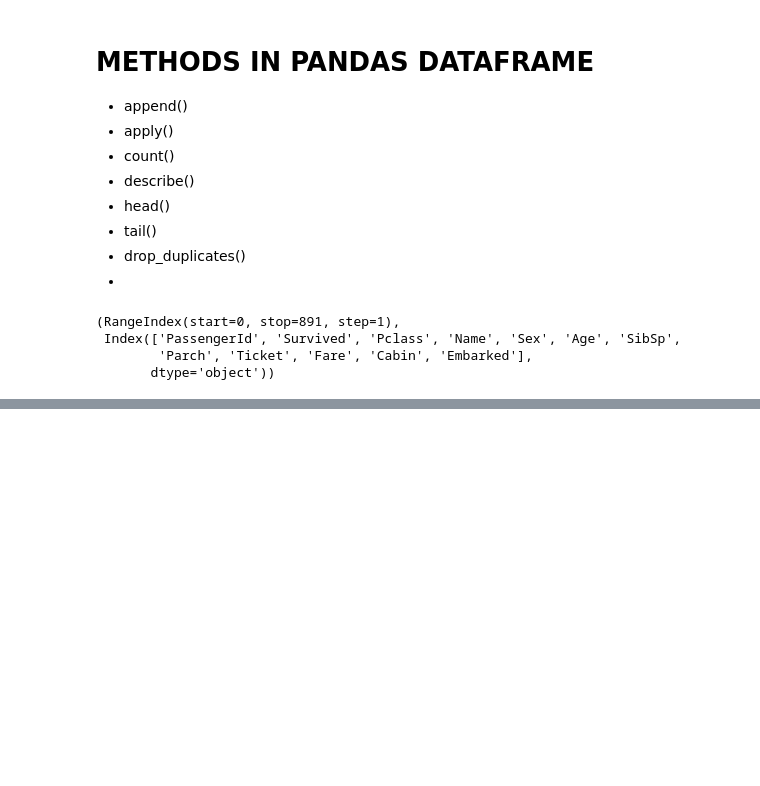
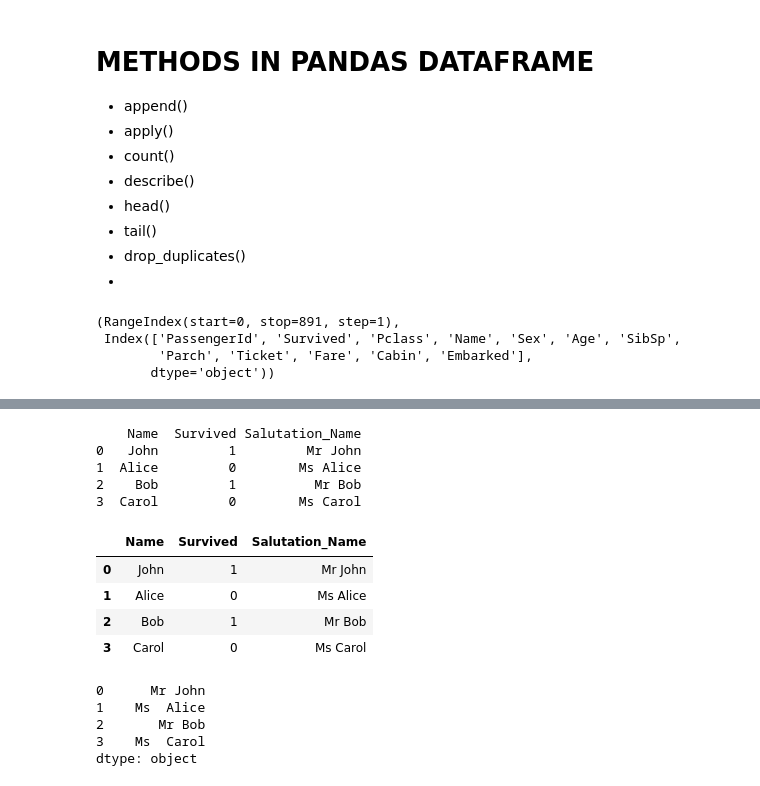
Before and after one commit to NikitaaArora/Ineuron, a Jupyter notebook: Python/Libraries/PANDAS/pandas_class_2.ipynb, the cells around one changed output, grey strips where cells are left out. Cells and saved outputs as stored; diff of their text form; code cells hidden in the pictures; blank space fills up the shorter version.

```diff
--- a/Python/Libraries/PANDAS/pandas_class_2.ipynb
+++ b/Python/Libraries/PANDAS/pandas_class_2.ipynb
@@ -407,0 +468,10 @@ titanic.describe()
+# %%
+#fucntion that applies sir/madam according to the gender
+
+def append_name(row): #gives a dataframe
+    if row['Survived'] == 1:
+        return "Mr " + row['Name']
+
+    else:
+
+        return "Ms " + row["Name"]
@@ -407,0 +495,37 @@ titanic.describe()
+# %%
+import pandas as pd
+
+# Sample DataFrame
+data = {
+    'Name': ['John', 'Alice', 'Bob', 'Carol'],
+    'Survived': [1, 0, 1, 0]
+}
+
+tianic = pd.DataFrame(data)
+
+# Function to append 'Mr' or 'Ms' based on survival status
+def append_name(row):  # Apply to each row
+    if row['Survived'] == 1:
+        return 'Mr ' + row['Name']
+    else:
+        return 'Ms ' + row['Name']
+
+# Apply the function row-wise to create a new column 'Salutation_Name'
+tianic['Salutation_Name'] = tianic.apply(append_name, axis=1)
+
+# Print the DataFrame with the new column
+print(tianic)
+# %% [output]
+    Name  Survived Salutation_Name
+0   John         1         Mr John
+1  Alice         0        Ms Alice
+2    Bob         1          Mr Bob
+3  Carol         0        Ms Carol
+# %%
+tianic
+# %% [output]
+|  | Name | Survived | Salutation_Name |
+| 0 | John | 1 | Mr John |
+| 1 | Alice | 0 | Ms Alice |
+| 2 | Bob | 1 | Mr Bob |
+| 3 | Carol | 0 | Ms Carol |
@@ -407,0 +540,8 @@ titanic.describe()
+# %%
+tianic.apply(append_name,axis = 1)
+# %% [output]
+0      Mr John
+1    Ms  Alice
+2       Mr Bob
+3    Ms  Carol
+dtype: object
```
Also changed, not shown: parts of 11 cells of this notebook.
